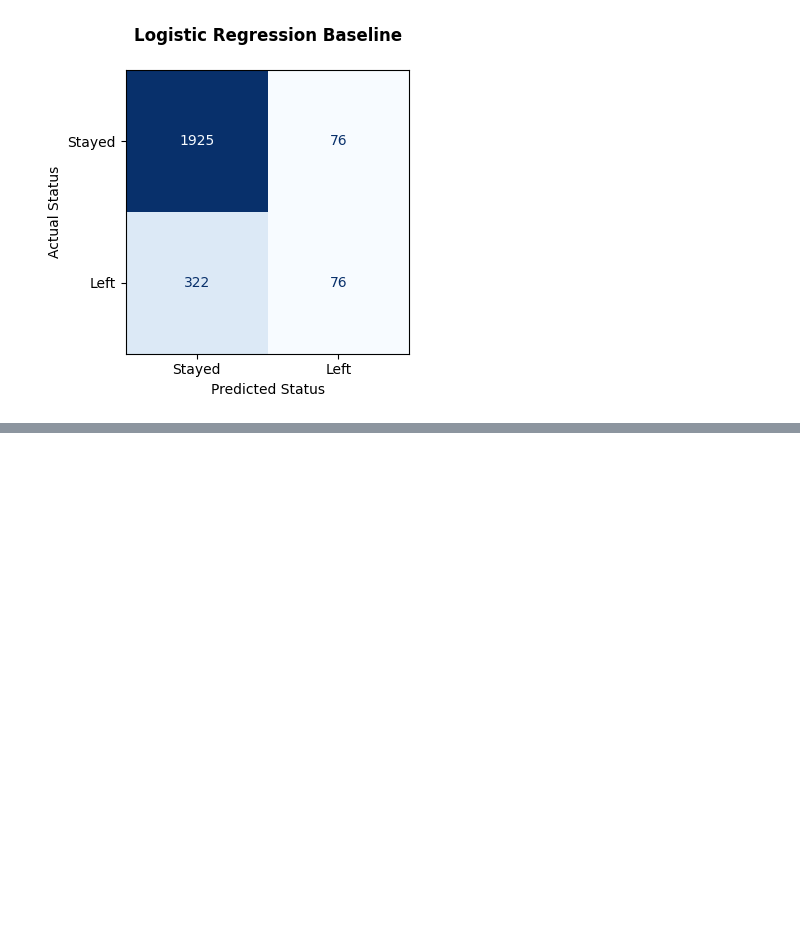
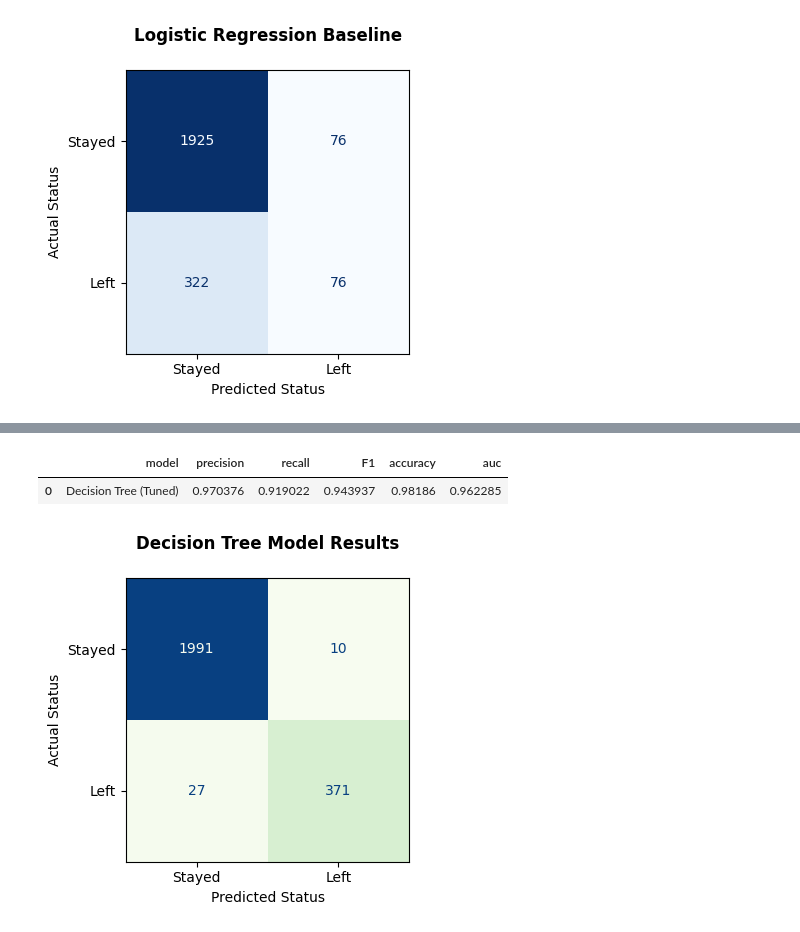
Before and after one commit to ShanT237/salifort-retention-project, a Jupyter notebook: notebooks/01_eda_and_modeling.ipynb, the cells around one changed output, grey strips where cells are left out. Drawn from its saved outputs; the diff is of its cells as text; code cells hidden in the pictures; blank space fills up the shorter version.

```diff
--- a/notebooks/01_eda_and_modeling.ipynb
+++ b/notebooks/01_eda_and_modeling.ipynb
@@ -385,0 +442,71 @@ plt.show()
+# %%
+def make_results(model_name: str, model_object, metric: str):
+    metric_dict = {
+        'auc': 'mean_test_roc_auc',
+        'precision': 'mean_test_precision',
+        'recall': 'mean_test_recall',
+        'f1': 'mean_test_f1',
+        'accuracy': 'mean_test_accuracy'
+    }
+    cv_results = pd.DataFrame(model_object.cv_results_)
+    best_estimator_results = cv_results.iloc[cv_results[metric_dict[metric]].idxmax(), :]
+
+    table = pd.DataFrame({
+        'model': [model_name],
+        'precision': [best_estimator_results.mean_test_precision],
+        'recall': [best_estimator_results.mean_test_recall],
+        'F1': [best_estimator_results.mean_test_f1],
+        'accuracy': [best_estimator_results.mean_test_accuracy],
+        'auc': [best_estimator_results.mean_test_roc_auc]
+    })
+    return table
+
+# 2. Run GridSearchCV supporting multiple metrics so the function gets the AUC score
+param_grid_tree = {
+    'max_depth': [4, 6, 8, 10],
+    'min_samples_leaf': [2, 5, 10, 20]
+}
+
+# We pass a list of metrics to scoring, and set refit='f1' so it still optimizes for F1-score
+tree_grid_multi = GridSearchCV(
+    estimator=DecisionTreeClassifier(random_state=42),
+    param_grid=param_grid_tree,
+    scoring=['f1', 'recall', 'precision', 'accuracy', 'roc_auc'],
+    refit='f1',
+    cv=5,
+    n_jobs=-1
+)
+
+# 3. Fit the model
+tree_grid_multi.fit(X_train, y_train)
+
+# 4. Generate and display the clean results table
+tree_results_table = make_results('Decision Tree (Tuned)', tree_grid_multi, 'f1')
+tree_results_table
+# %% [output]
+|  | model | precision | recall | F1 | accuracy | auc |
+| 0 | Decision Tree (Tuned) | 0.970376 | 0.919022 | 0.943937 | 0.98186 | 0.962285 |
+# %%
+import matplotlib.pyplot as plt
+from sklearn.metrics import confusion_matrix, ConfusionMatrixDisplay
+
+# 1. Compute the Decision Tree confusion matrix
+cm_tree = confusion_matrix(y_test, y_pred_tree)
+
+# 2. Build the minimalist plot
+fig, ax = plt.subplots(figsize=(5, 4))
+disp_tree = ConfusionMatrixDisplay(confusion_matrix=cm_tree, display_labels=['Stayed', 'Left'])
+
+# Use a clean 'GnBu' (Green-Blue/Teal) colormap to differentiate this section visually
+disp_tree.plot(ax=ax, cmap='GnBu', values_format='d', colorbar=False)
+
+# 3. Minimalist titles
+ax.set_title('Decision Tree Model Results\n', fontsize=12, weight='bold')
+ax.set_xlabel('Predicted Status', fontsize=10)
+ax.set_ylabel('Actual Status', fontsize=10)
+ax.grid(False)
+
+plt.tight_layout()
+plt.show()
+# %% [output]
+[figure, added]
```
Also changed, not shown: parts of 5 cells of this notebook.
